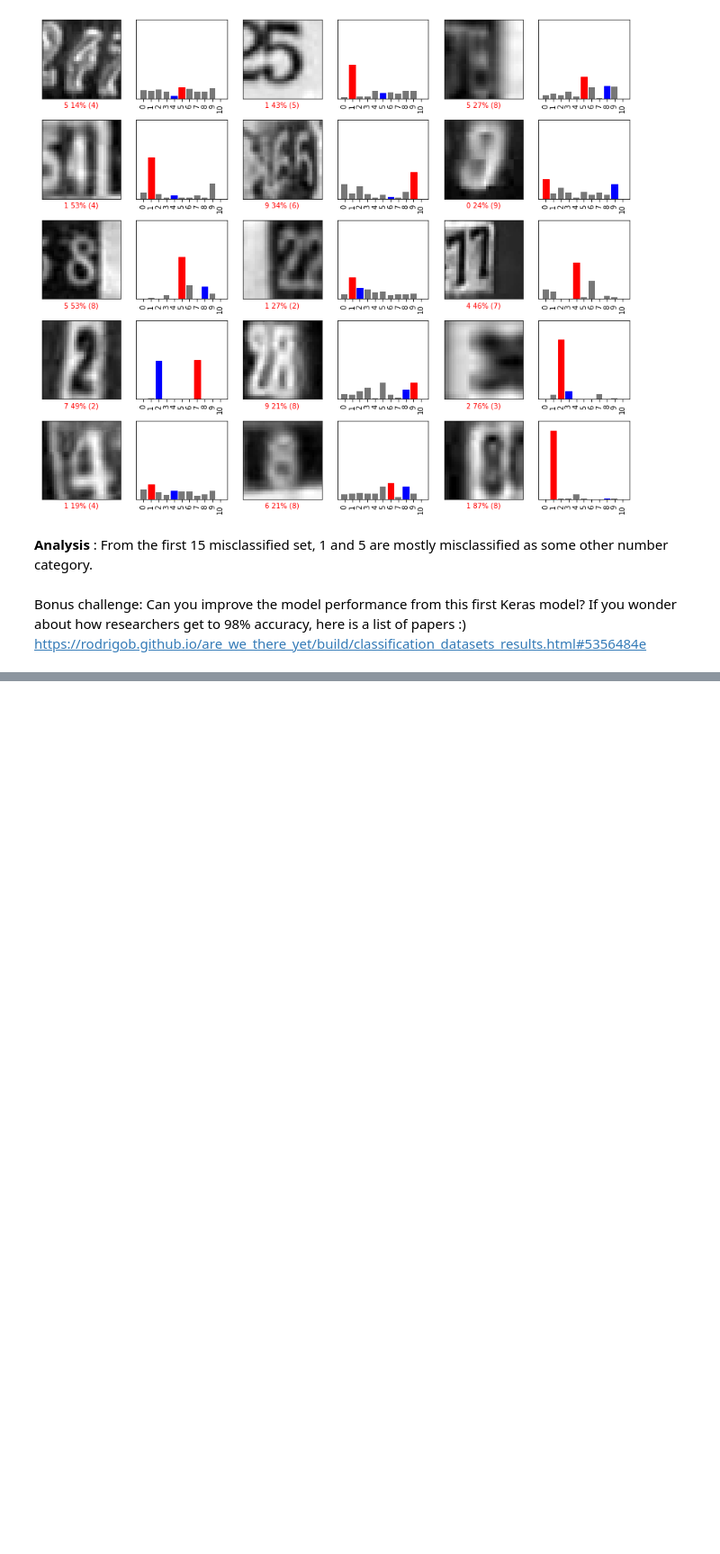
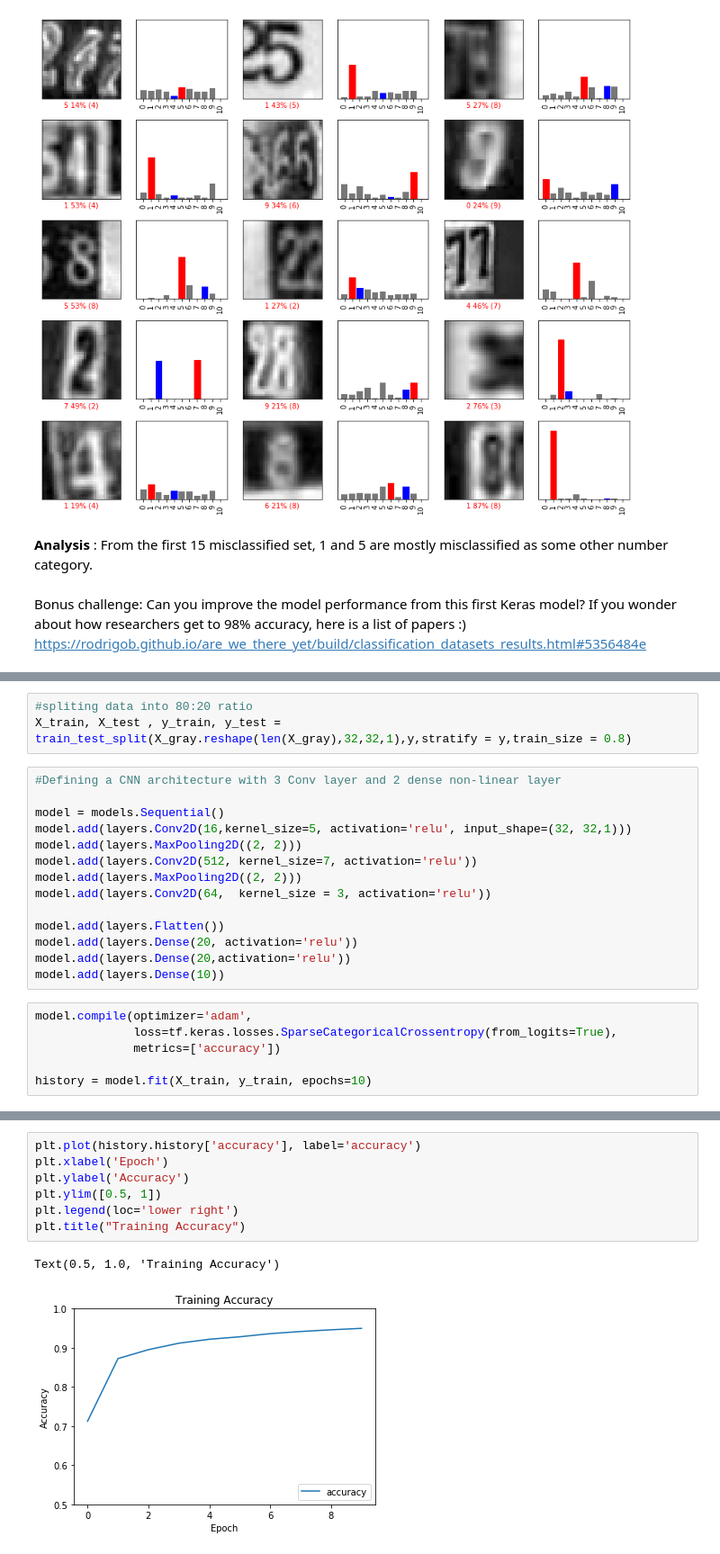
Before and after one commit to Sagar401/FAI, a Jupyter notebook: Assignment 3/Assignment_3_Street_View_House_Numbers.ipynb, the cells around one changed output, grey strips where cells are left out. Shown at 90% size. Saved outputs shown, nothing was run; the diff lists cells and outputs as text; blank space fills up the shorter version.

```diff
--- a/Assignment 3/Assignment_3_Street_View_House_Numbers.ipynb
+++ b/Assignment 3/Assignment_3_Street_View_House_Numbers.ipynb
@@ -379,0 +395,23 @@ https://rodrigob.github.io/are_we_there_yet/build/classification_datasets_result
+# %%
+#spliting data into 80:20 ratio
+X_train, X_test , y_train, y_test = train_test_split(X_gray.reshape(len(X_gray),32,32,1),y,stratify = y,train_size = 0.8)
+# %%
+#Defining a CNN architecture with 3 Conv layer and 2 dense non-linear layer
+
+model = models.Sequential()
+model.add(layers.Conv2D(16,kernel_size=5, activation='relu', input_shape=(32, 32,1)))
+model.add(layers.MaxPooling2D((2, 2)))
+model.add(layers.Conv2D(512, kernel_size=7, activation='relu'))
+model.add(layers.MaxPooling2D((2, 2)))
+model.add(layers.Conv2D(64,  kernel_size = 3, activation='relu'))
+
+model.add(layers.Flatten())
+model.add(layers.Dense(20, activation='relu'))
+model.add(layers.Dense(20,activation='relu'))
+model.add(layers.Dense(10))
+# %%
+model.compile(optimizer='adam',
+              loss=tf.keras.losses.SparseCategoricalCrossentropy(from_logits=True),
+              metrics=['accuracy'])
+
+history = model.fit(X_train, y_train, epochs=10)
@@ -379,0 +436,10 @@ https://rodrigob.github.io/are_we_there_yet/build/classification_datasets_result
+# %%
+plt.plot(history.history['accuracy'], label='accuracy')
+plt.xlabel('Epoch')
+plt.ylabel('Accuracy')
+plt.ylim([0.5, 1])
+plt.legend(loc='lower right')
+plt.title("Training Accuracy")
+# %% [output]
+Text(0.5, 1.0, 'Training Accuracy')
+[figure, added]
```
Also changed, not shown: parts of 6 cells of this notebook.
